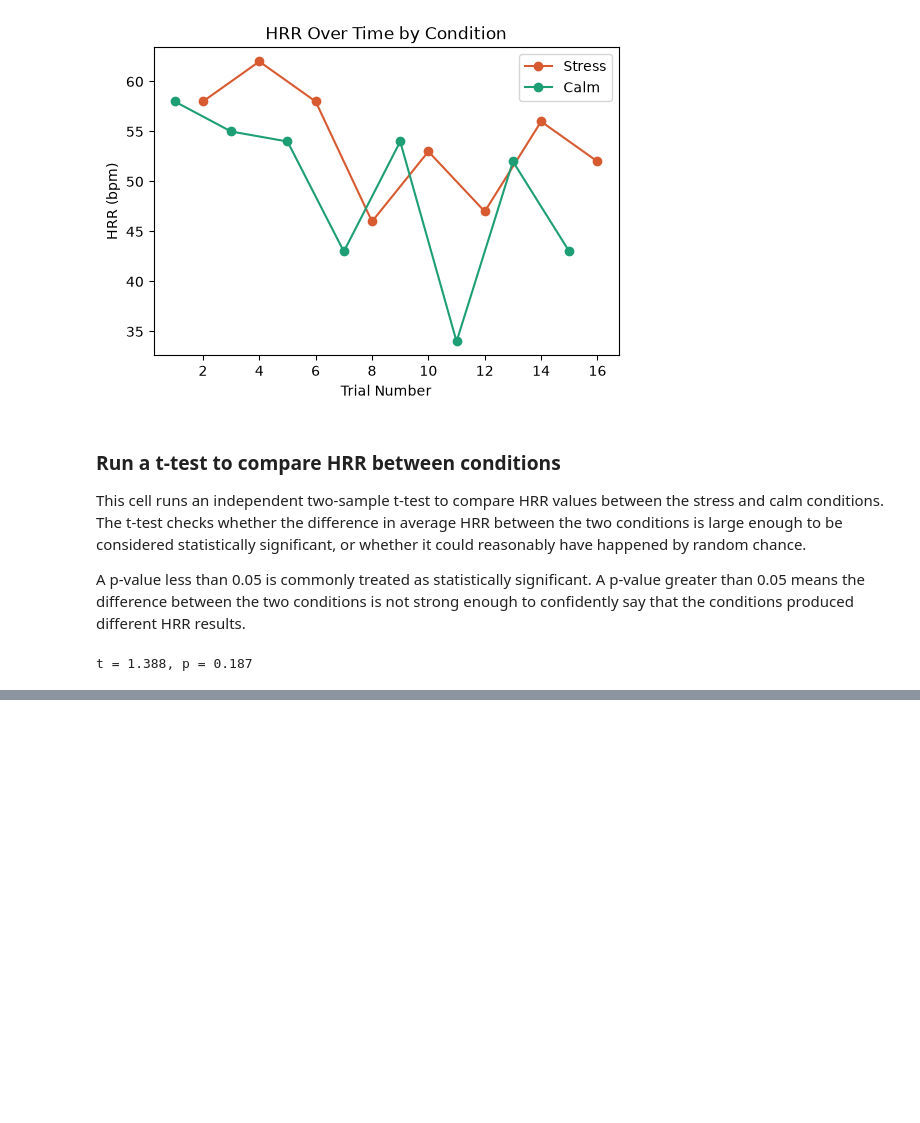
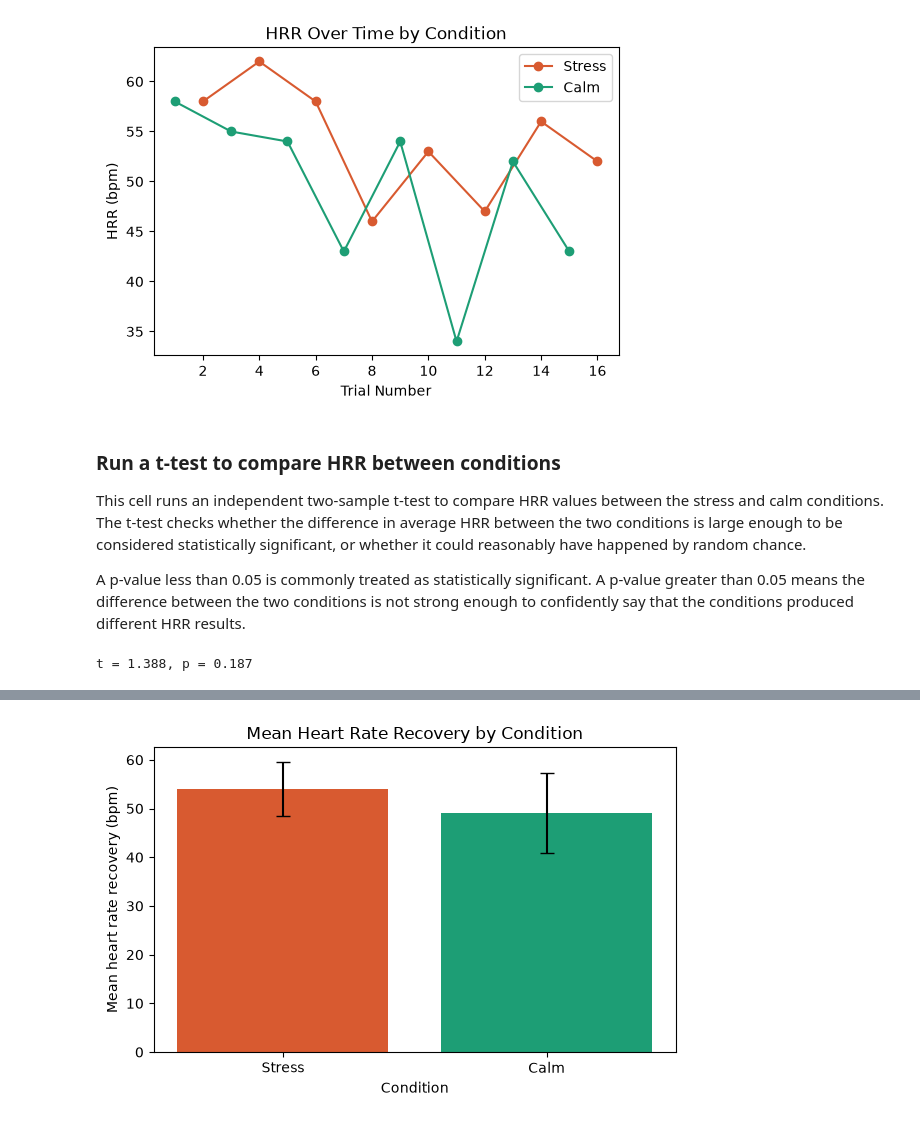
Before and after one commit to ctyy7/hrr-research-project, a Jupyter notebook: notebooks/01_create_research_table.ipynb, the cells around one changed output, grey strips where cells are left out. Saved outputs shown, nothing was run; the diff lists cells and outputs as text; code cells hidden in the pictures; blank space fills up the shorter version.

Commit message:
Add final HRR bar chart

```diff
--- a/notebooks/01_create_research_table.ipynb
+++ b/notebooks/01_create_research_table.ipynb
@@ -1514,0 +1519,76 @@ t = 1.388, p = 0.187
+# %%
+# Import libraries for data analysis, graphing, numerical calculations, and file paths
+import pandas as pd
+import matplotlib.pyplot as plt
+import numpy as np
+from pathlib import Path
+
+# Find the main project folder.
+# If the notebook is inside the "notebooks" folder, move one level up.
+project_root = Path.cwd().parent if Path.cwd().name == "notebooks" else Path.cwd()
+
+# Set the path to the final HRR dataset and the figures folder
+data_path = project_root / "data" / "hrr_data.csv"
+figures_folder = project_root / "figures"
+
+# Create the figures folder if it does not already exist
+figures_folder.mkdir(exist_ok=True)
+
+# Load the final HRR dataset
+df = pd.read_csv(data_path)
+
+# Make sure HRR is treated as numerical data
+df["hrr"] = pd.to_numeric(df["hrr"], errors="coerce")
+
+# Separate HRR values by condition
+stress_hrr = df[df["condition"] == "stress"]["hrr"].dropna()
+calm_hrr = df[df["condition"] == "calm"]["hrr"].dropna()
+
+# Calculate the mean HRR for each condition
+means = [stress_hrr.mean(), calm_hrr.mean()]
+
+# Calculate the standard deviation for each condition
+stds = [stress_hrr.std(), calm_hrr.std()]
+
+# Set the condition labels and consistent colours
+conditions = ["Stress", "Calm"]
+colors = ["#D85A30", "#1D9E75"]
+
+# Create the final graph with a clear figure size
+plt.figure(figsize=(6, 4))
+
+# Make the bar chart with standard deviation error bars
+plt.bar(
+    conditions,
+    means,
+    yerr=stds,
+    capsize=5,
+    color=colors
+)
+
+# Add clear and descriptive axis labels
+plt.xlabel("Condition")
+plt.ylabel("Mean heart rate recovery (bpm)")
+
+# Add a clear title
+plt.title("Mean Heart Rate Recovery by Condition")
+
+# Make the layout fit neatly before saving
+plt.tight_layout()
+
+# Save the final graph at 300 dpi for high quality
+plt.savefig(figures_folder / "graph1_final.png", dpi=300, bbox_inches="tight")
+
+# Show the graph in the notebook
+plt.show()
+
+# Print the values used in the graph
+print("Mean HRR values:")
+print("Stress:", stress_hrr.mean())
+print("Calm:", calm_hrr.mean())
+
+print("Standard deviations:")
+print("Stress:", stress_hrr.std())
+print("Calm:", calm_hrr.std())
+# %% [output]
+[figure, added]
```
Also changed, not shown: parts of 3 cells of this notebook, 1 other file.
